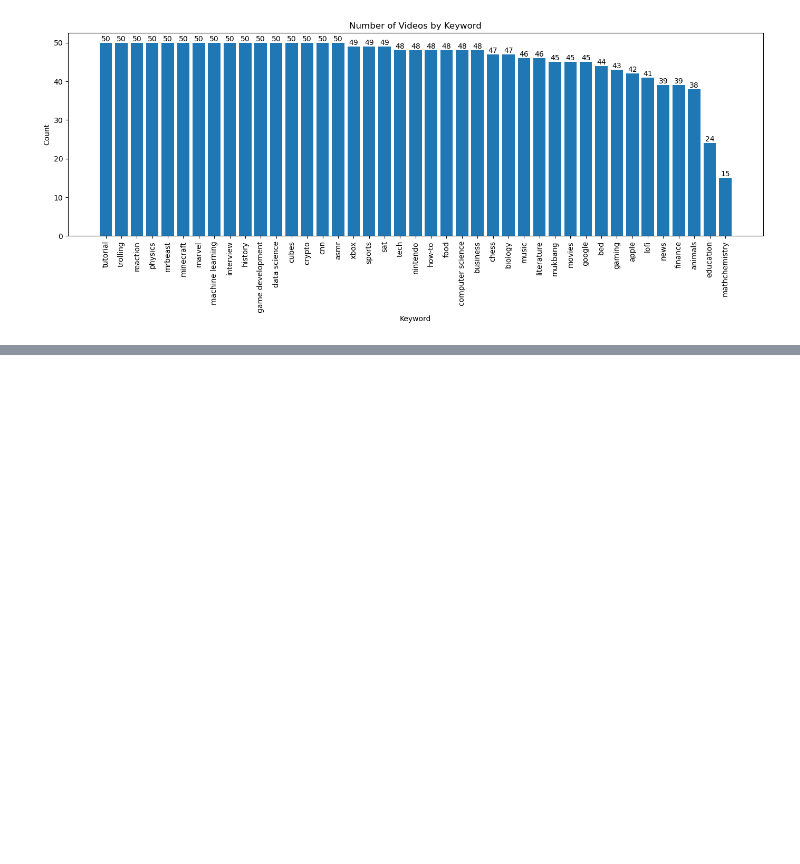
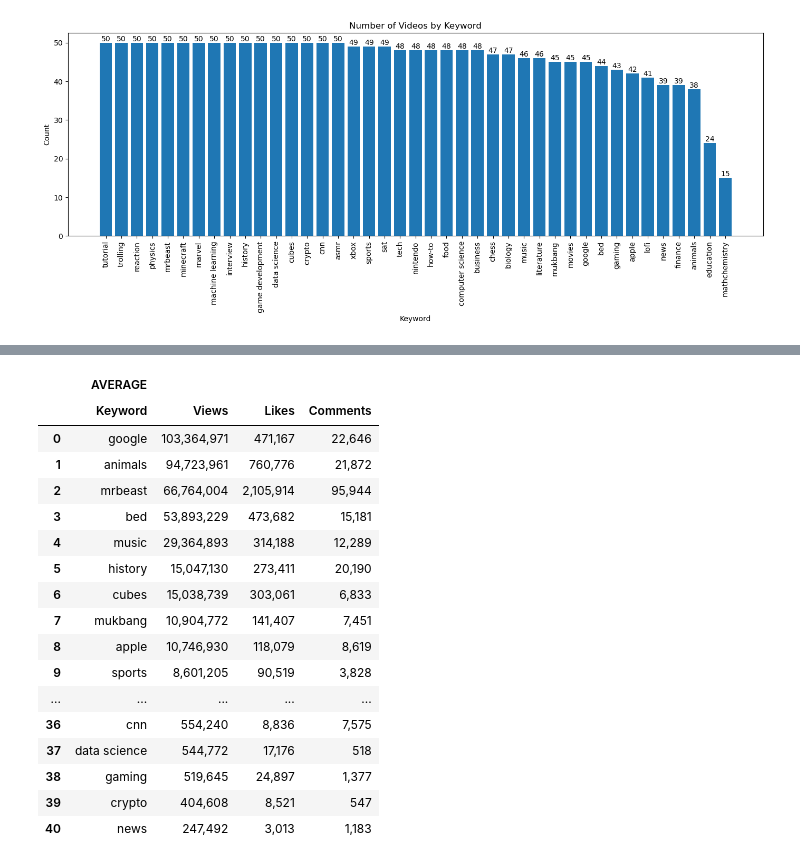
Before and after one commit to BriAnWuu/YouTube_Stats, a Jupyter notebook: YouTube_Stats.ipynb, the cells around one changed output, grey strips where cells are left out. Drawn from its saved outputs; the diff is of its cells as text; code cells hidden in the pictures; blank space fills up the shorter version.

```diff
--- a/YouTube_Stats.ipynb
+++ b/YouTube_Stats.ipynb
@@ -387,3 +437,44 @@ plt.show()
+# %%
+# Average views, likes, and comments for each Keyword (category)
+cursor.execute('''
+    SELECT
+        Keyword,
+        AVG(Views) as Views,
+        AVG(Likes) as Likes,
+        AVG(Comments) as Comments
+    FROM
+        videos_stats
+    GROUP BY
+        Keyword
+    ORDER BY
+        Views DESC,
+        Likes DESC,
+        Comments DESC
+''')
+rows = cursor.fetchall()
+header = [col[0] for col in cursor.description]
+
+stats_average_df = sql_to_df(rows, header, True, 'AVERAGE')
+stats_average_df
+# %% [output]
+|  | AVERAGE |  |  |  |
+|  | Keyword | Views | Likes | Comments |
+| 0 | google | 103,364,971 | 471,167 | 22,646 |
+| 1 | animals | 94,723,961 | 760,776 | 21,872 |
+| 2 | mrbeast | 66,764,004 | 2,105,914 | 95,944 |
+| 3 | bed | 53,893,229 | 473,682 | 15,181 |
+| 4 | music | 29,364,893 | 314,188 | 12,289 |
+| 5 | history | 15,047,130 | 273,411 | 20,190 |
+| 6 | cubes | 15,038,739 | 303,061 | 6,833 |
+| 7 | mukbang | 10,904,772 | 141,407 | 7,451 |
+| 8 | apple | 10,746,930 | 118,079 | 8,619 |
+| 9 | sports | 8,601,205 | 90,519 | 3,828 |
+| ... | ... | ... | ... | ... |
+| 36 | cnn | 554,240 | 8,836 | 7,575 |
+| 37 | data science | 544,772 | 17,176 | 518 |
+| 38 | gaming | 519,645 | 24,897 | 1,377 |
+| 39 | crypto | 404,608 | 8,521 | 547 |
+| 40 | news | 247,492 | 3,013 | 1,183 |
 # %%
 cursor.close()
 conn.close()
```
Also changed, not shown: parts of 6 cells of this notebook.
